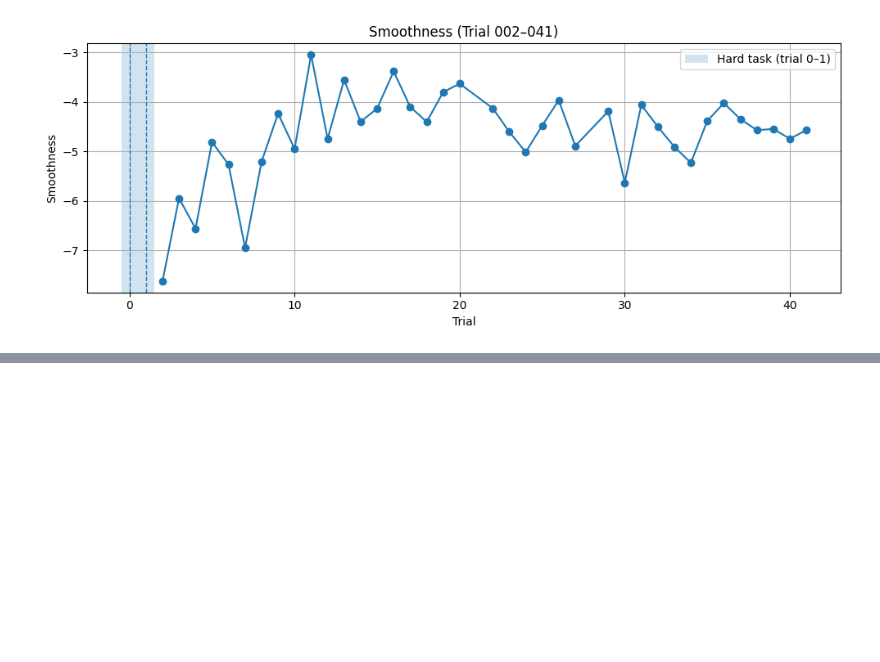
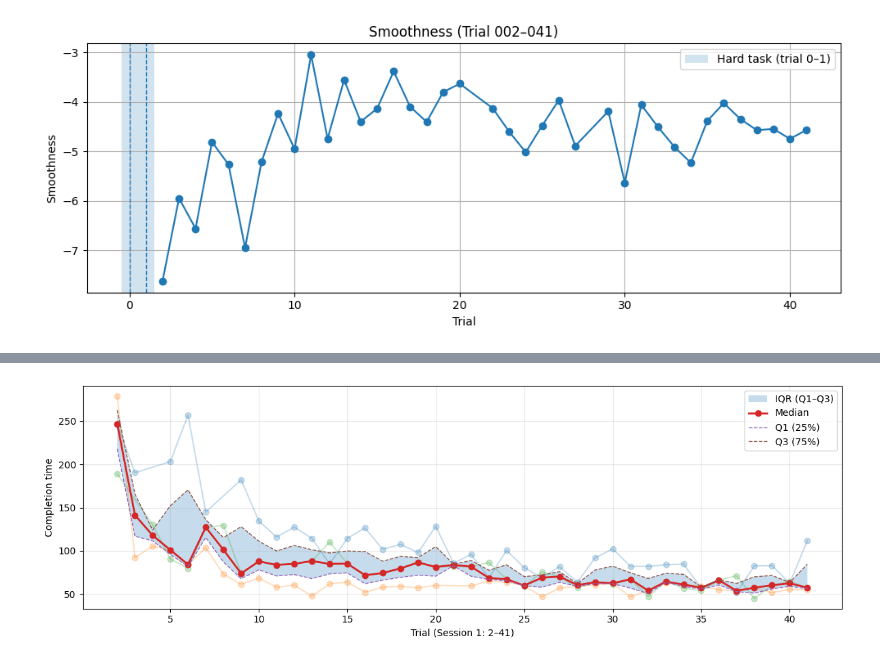
Before and after one commit to KylerHong/Morpheus_Haptic_Sleeve, a Jupyter notebook: Segmentation.ipynb, the cells around one changed output, grey strips where cells are left out. Cells and saved outputs as stored; diff of their text form; code cells hidden in the pictures; blank space fills up the shorter version.

```diff
--- a/Segmentation.ipynb
+++ b/Segmentation.ipynb
@@ -986,0 +1407,46 @@ plt.show()
+# %%
+IN_PATH = r"D:\Box Sync\Box Sync\00_BEAR_Lab\Projects\Kyler(Kihun) Hong\1st_Haptic Sleeve\PilotExperiment\MotorLearning\Non-haptic group\trialmetrics_all_session1.csv"
+
+df = pd.read_csv(IN_PATH)
+
+df["trial"] = pd.to_numeric(df["trial"], errors="coerce")
+df["completion_time"] = pd.to_numeric(df["completion_time"], errors="coerce")
+
+df = df[(df["session"] == 1) & (df["trial"].between(2, 41))].dropna(subset=["pid","trial","completion_time"])
+
+per_trial = (df.groupby(["pid","trial"], as_index=False)
+               .agg(time_duration=("completion_time","mean")))
+
+# ---- Median + quartiles per trial (NaNs ignored) ----
+summary = (per_trial.groupby("trial")["time_duration"]
+                 .agg(median="median",
+                      q1=lambda x: x.quantile(0.25),
+                      q3=lambda x: x.quantile(0.75))
+                 .reset_index())
+
+# ---- Plot ----
+plt.figure(figsize=(12, 4))
+
+# light participant lines (optional, like your figure)
+for pid, sub in per_trial.groupby("pid"):
+    sub = sub.sort_values("trial")
+    plt.plot(sub["trial"], sub["time_duration"], marker="o", alpha=0.25)
+
+# IQR band
+plt.fill_between(summary["trial"], summary["q1"], summary["q3"], alpha=0.25, label="IQR (Q1–Q3)")
+
+# median line
+plt.plot(summary["trial"], summary["median"], marker="o", linewidth=2, label="Median")
+
+# (optional) show Q1/Q3 as lines too
+plt.plot(summary["trial"], summary["q1"], linestyle="--", linewidth=1, label="Q1 (25%)")
+plt.plot(summary["trial"], summary["q3"], linestyle="--", linewidth=1, label="Q3 (75%)")
+
+plt.xlabel("Trial (Session 1: 2–41)")
+plt.ylabel("Completion time")
+plt.grid(True, alpha=0.3)
+plt.legend()
+plt.tight_layout()
+plt.show()
+# %% [output]
+[figure, added]
```
Also changed, not shown: parts of 11 cells of this notebook.
